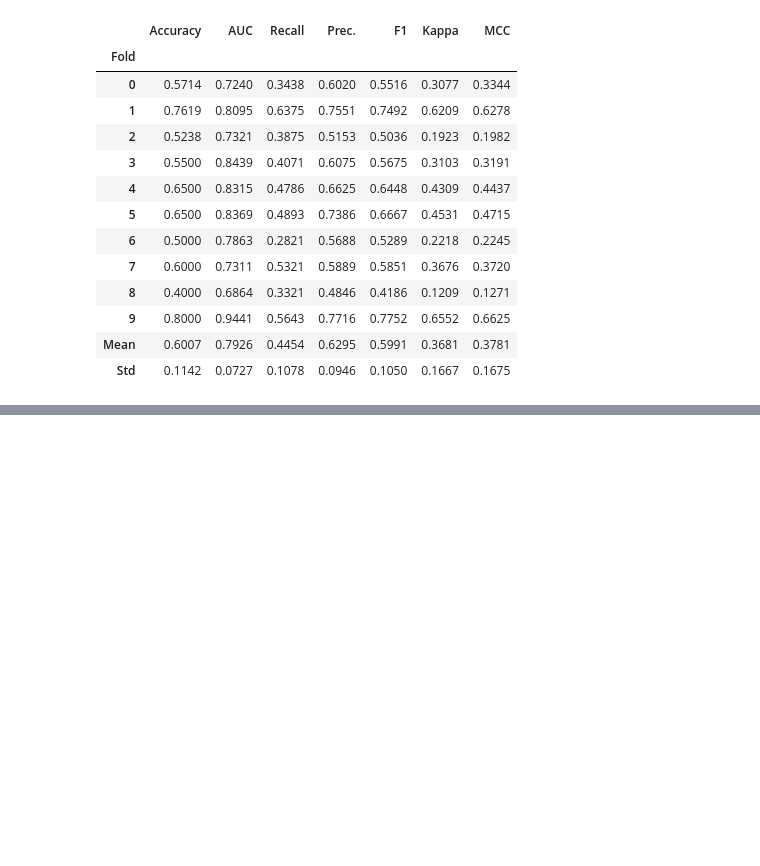
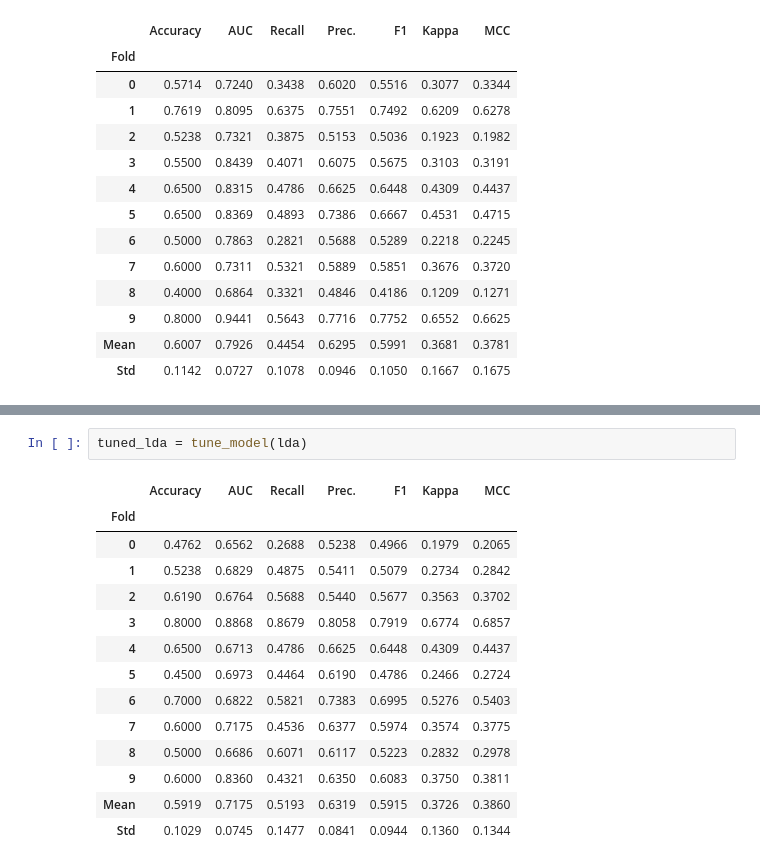
Before and after one commit to imraghavagr/mental-health, a Jupyter notebook: notebooks/02-ra-dataModelling.ipynb, the cells around one changed output, grey strips where cells are left out. Cells and saved outputs as stored; diff of their text form; blank space fills up the shorter version.

```diff
--- a/notebooks/02-ra-dataModelling.ipynb
+++ b/notebooks/02-ra-dataModelling.ipynb
@@ -1074,0 +1181,17 @@ tuned_et3 = tune_model(et3)
+# %%
+tuned_lda = tune_model(lda)
+# %% [output]
+|  | Accuracy | AUC | Recall | Prec. | F1 | Kappa | MCC |
+| Fold |  |  |  |  |  |  |  |
+| 0 | 0.4762 | 0.6562 | 0.2688 | 0.5238 | 0.4966 | 0.1979 | 0.2065 |
+| 1 | 0.5238 | 0.6829 | 0.4875 | 0.5411 | 0.5079 | 0.2734 | 0.2842 |
+| 2 | 0.6190 | 0.6764 | 0.5688 | 0.5440 | 0.5677 | 0.3563 | 0.3702 |
+| 3 | 0.8000 | 0.8868 | 0.8679 | 0.8058 | 0.7919 | 0.6774 | 0.6857 |
+| 4 | 0.6500 | 0.6713 | 0.4786 | 0.6625 | 0.6448 | 0.4309 | 0.4437 |
+| 5 | 0.4500 | 0.6973 | 0.4464 | 0.6190 | 0.4786 | 0.2466 | 0.2724 |
+| 6 | 0.7000 | 0.6822 | 0.5821 | 0.7383 | 0.6995 | 0.5276 | 0.5403 |
+| 7 | 0.6000 | 0.7175 | 0.4536 | 0.6377 | 0.5974 | 0.3574 | 0.3775 |
+| 8 | 0.5000 | 0.6686 | 0.6071 | 0.6117 | 0.5223 | 0.2832 | 0.2978 |
+| 9 | 0.6000 | 0.8360 | 0.4321 | 0.6350 | 0.6083 | 0.3750 | 0.3811 |
+| Mean | 0.5919 | 0.7175 | 0.5193 | 0.6319 | 0.5915 | 0.3726 | 0.3860 |
+| Std | 0.1029 | 0.0745 | 0.1477 | 0.0841 | 0.0944 | 0.1360 | 0.1344 |
```
Also changed, not shown: parts of 11 cells of this notebook.
